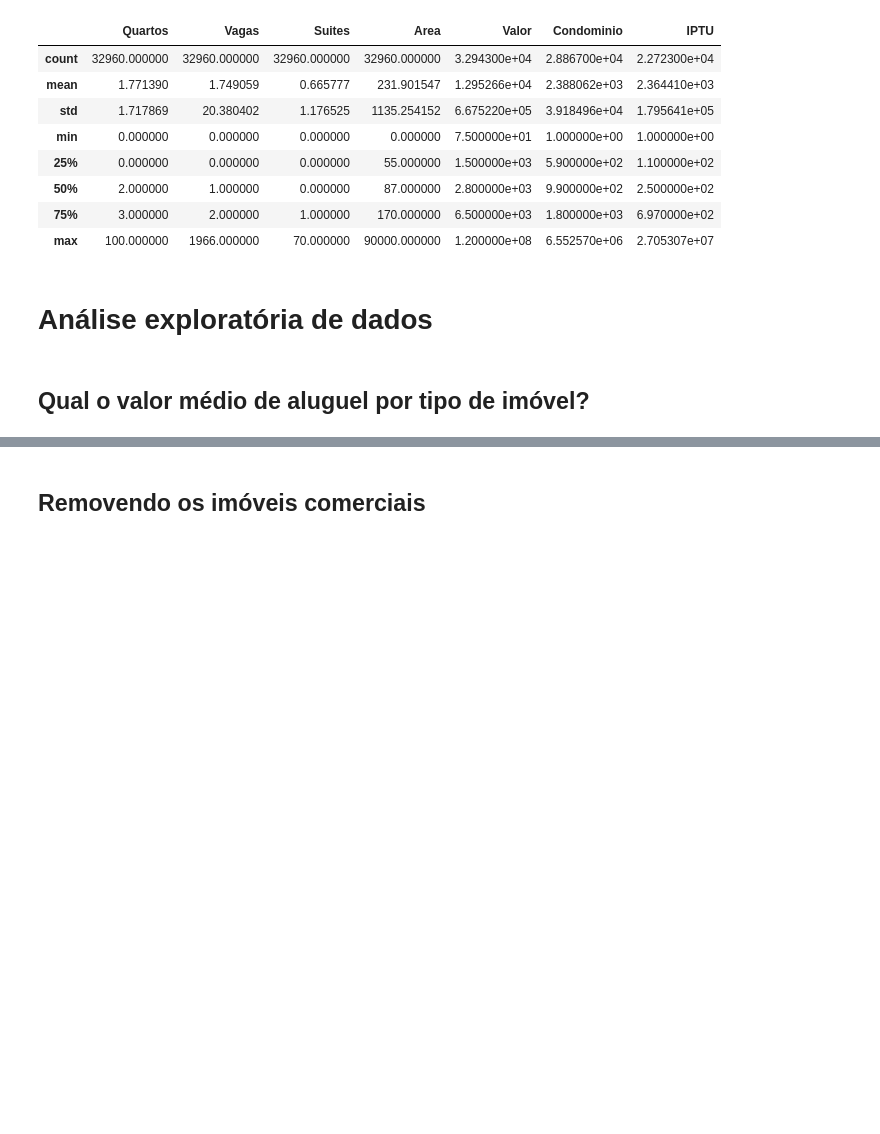
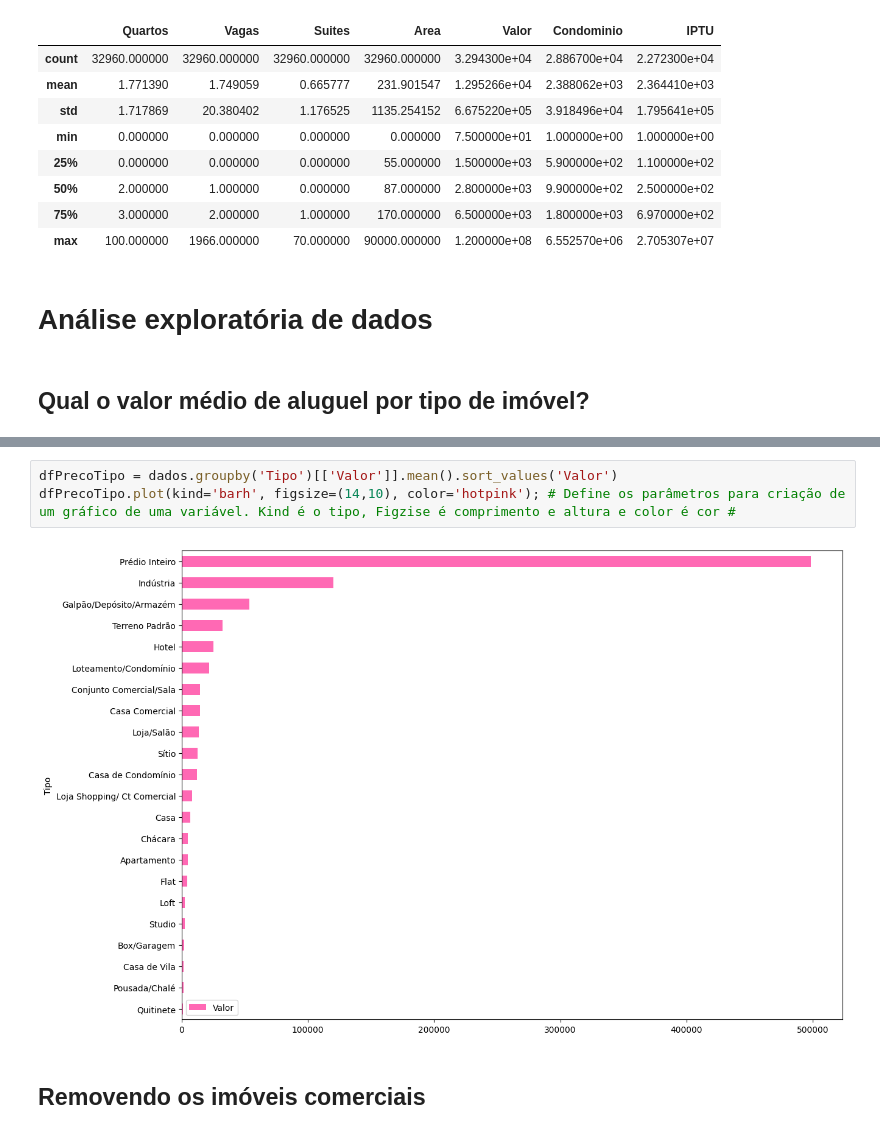
Before and after one commit to TheMelodie/studyingPandas, a Jupyter notebook: Studying_Pandas_November_2025.ipynb, the cells around one changed output, grey strips where cells are left out. Cells and saved outputs as stored; diff of their text form; blank space fills up the shorter version.

```diff
--- a/Studying_Pandas_November_2025.ipynb
+++ b/Studying_Pandas_November_2025.ipynb
@@ -170,2 +247,7 @@ dados.describe()
+# %%
+dfPrecoTipo = dados.groupby('Tipo')[['Valor']].mean().sort_values('Valor')
+dfPrecoTipo.plot(kind='barh', figsize=(14,10), color='hotpink'); # Define os parâmetros para criação de um gráfico de uma variável. Kind é o tipo, Figzise é comprimento e altura e color é cor #
+# %% [output]
+[figure, added]
 # %% [markdown]
 ## Removendo os imóveis comerciais
```
Also changed, not shown: parts of 26 cells of this notebook.
